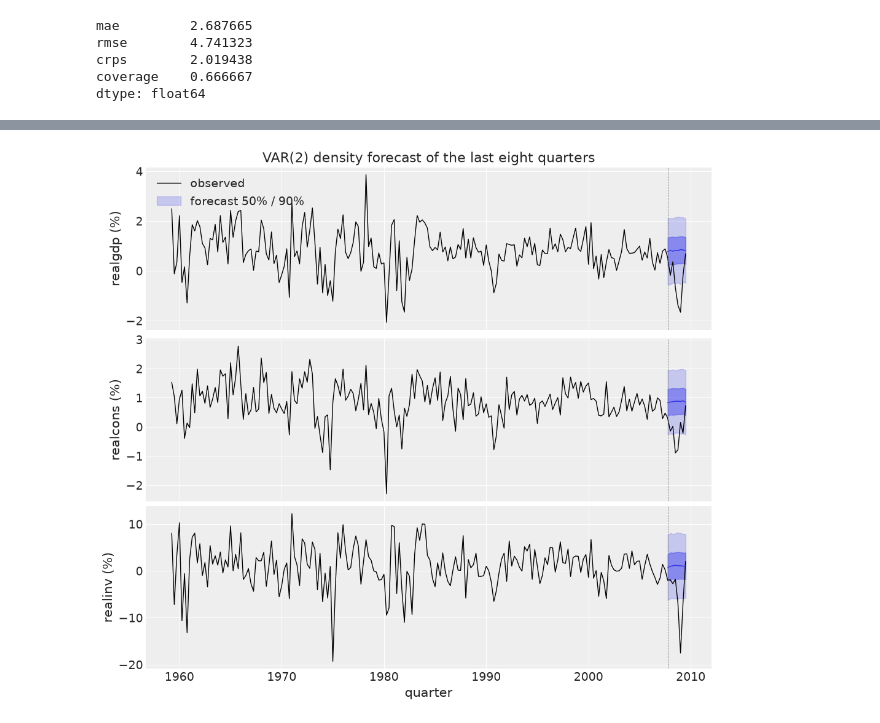
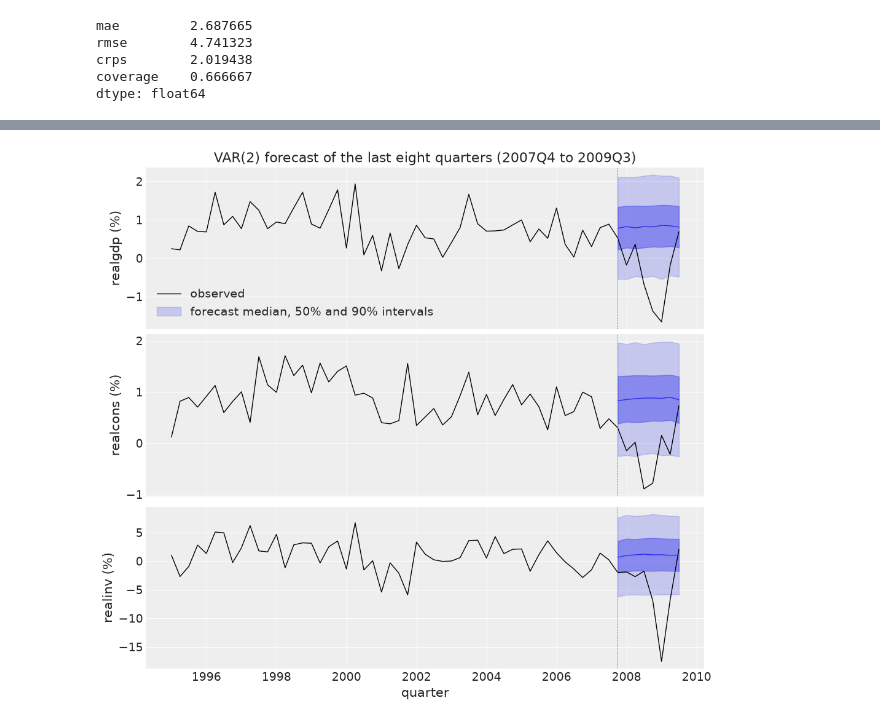
Before and after one commit to pymc-labs/pymc-forecast, a Jupyter notebook: docs/examples/var.ipynb, the cells around one changed output, grey strips where cells are left out. Saved outputs shown, nothing was run; the diff lists cells and outputs as text; code cells hidden in the pictures.

```diff
--- a/docs/examples/var.ipynb
+++ b/docs/examples/var.ipynb
@@ -48,15 +56,16 @@ plt.rcParams["figure.facecolor"] = "white"
 
 logging.getLogger("pymc").setLevel(logging.ERROR)
 logging.getLogger("pytensor").setLevel(logging.ERROR)
-# Impulso 0.1.3 drives pm.sample through arguments that PyMC 6 deprecates.
+# Impulso 0.1.3 calls `pm.sample` with `nuts_sampler_kwargs=...` and
+# `idata_kwargs={"log_likelihood": True}`. PyMC 6 deprecates both arguments.
 for message in ("`nuts_sampler_kwargs` is deprecated", "Passing `log_likelihood` via"):
     warnings.filterwarnings("ignore", message=message, category=FutureWarning)
 
-SEED = 2026
+SEED = 2_026
 HOLDOUT = 8  # quarters per test window
 
 # CI executes every example notebook end-to-end with reduced settings.
 SMOKE_TEST = os.environ.get("PYMC_FORECAST_SMOKE_TEST", "0") == "1"
-DRAWS, TUNE, CHAINS = (25, 25, 1) if SMOKE_TEST else (1000, 1000, 4)
+DRAWS, TUNE, CHAINS = (25, 25, 1) if SMOKE_TEST else (1_000, 1_000, 4)
 NUM_SAMPLES = DRAWS * CHAINS
 FOLDS = 1 if SMOKE_TEST else 4
@@ -76,9 +96,12 @@ Frozen({'time': 202, 'series': 3})
 # %%
 fig, ax = plt.subplots()
-for name, color in zip(growth["series"].values, ("C0", "C1", "C2"), strict=True):
+for name, color in zip(series_names, ("C0", "C1", "C2"), strict=True):
     ax.plot(growth["time"].values, growth.sel(series=name), color=color, lw=1, label=name)
 ax.axvline(growth["time"].values[-HOLDOUT], color="gray", ls="--", lw=0.8, label="last holdout")
 ax.legend(loc="upper left", ncol=2)
-ax.set(title="US real GDP, consumption and investment", xlabel="quarter", ylabel="growth (%)")
-plt.show()
+ax.set(
+    title="Quarterly growth of US real GDP, consumption and investment",
+    xlabel="quarter",
+    ylabel="growth (%)",
+);
 # %% [output]
@@ -216,33 +261,38 @@ central 50% and 90% bands. The 90% band is the interval `eval_coverage` scores.
 # %%
+BAND_LABEL = r"forecast median, $50\%$ and $90\%$ intervals"
+
+
 def plot_series_panels(observed: xr.DataArray, *, title: str) -> tuple[Figure, np.ndarray]:
     """One axis per series with the observed growth in black; returns ``(fig, axes)``."""
     fig, axes = plt.subplots(observed.sizes["series"], 1, figsize=(10, 9), sharex=True)
     for ax, name in zip(axes, observed["series"].values, strict=True):
         series = observed.sel(series=name)
         ax.plot(series["time"].values, series, color="black", lw=1, label="observed")
         ax.set(ylabel=f"{name} (%)")
     axes[0].set_title(title)
     axes[-1].set(xlabel="quarter")
     return fig, axes
 
 
 def plot_forecast_band(
     ax: Axes, samples: xr.DataArray, *, color: str, label: str | None = None
 ) -> None:
     """Median and central 50% / 90% intervals of ``(chain, draw, time_future)`` samples."""
     q = samples.quantile([0.05, 0.25, 0.5, 0.75, 0.95], dim=("chain", "draw"))
     time = samples["time_future"].values
     lo, hi = q.sel(quantile=0.05), q.sel(quantile=0.95)
     ax.fill_between(time, lo, hi, color=color, alpha=0.2, label=label)
     ax.fill_between(time, q.sel(quantile=0.25), q.sel(quantile=0.75), color=color, alpha=0.4)
     ax.plot(time, q.sel(quantile=0.5), color=color, lw=1)
     ax.axvline(time[0], color="gray", ls="--", lw=0.6)
 
 
-fig, axes = plot_series_panels(growth, title="VAR(2) density forecast of the last eight quarters")
-for ax, name in zip(axes, growth["series"].values, strict=True):
-    plot_forecast_band(ax, forecast.sel(series=name), color="C0", label="forecast 50% / 90%")
-axes[0].legend(loc="upper left")
-plt.show()
+recent = growth.sel(time=slice("1995", None))
+fig, axes = plot_series_panels(
+    recent, title="VAR(2) forecast of the last eight quarters (2007Q4 to 2009Q3)"
+)
+for ax, name in zip(axes, series_names, strict=True):
+    plot_forecast_band(ax, forecast.sel(series=name), color="C0", label=BAND_LABEL)
+axes[0].legend(loc="lower left");
 # %% [output]
-[figure, old version]
+[figure, new version]
```
Also changed, not shown: parts of 30 cells of this notebook, 2 other files.
